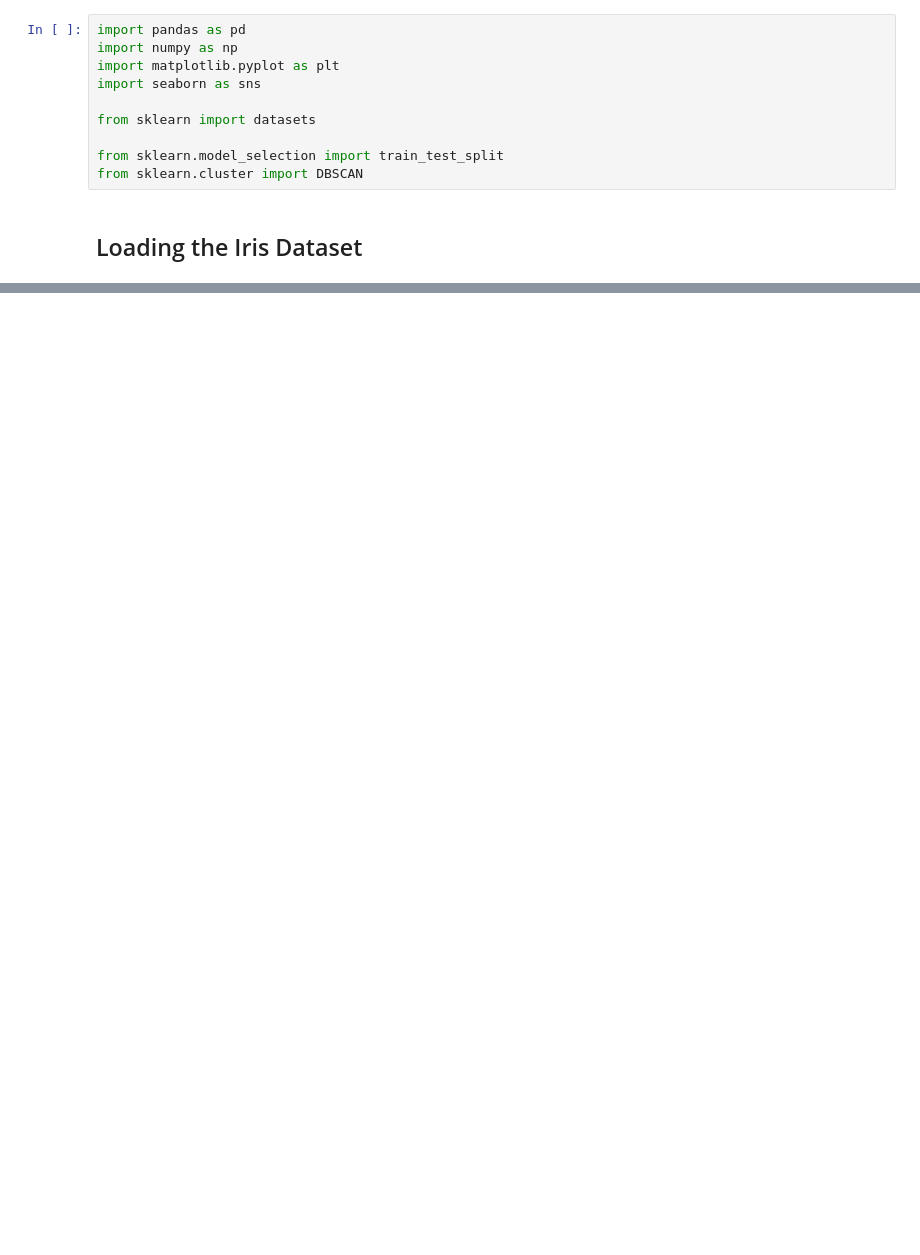
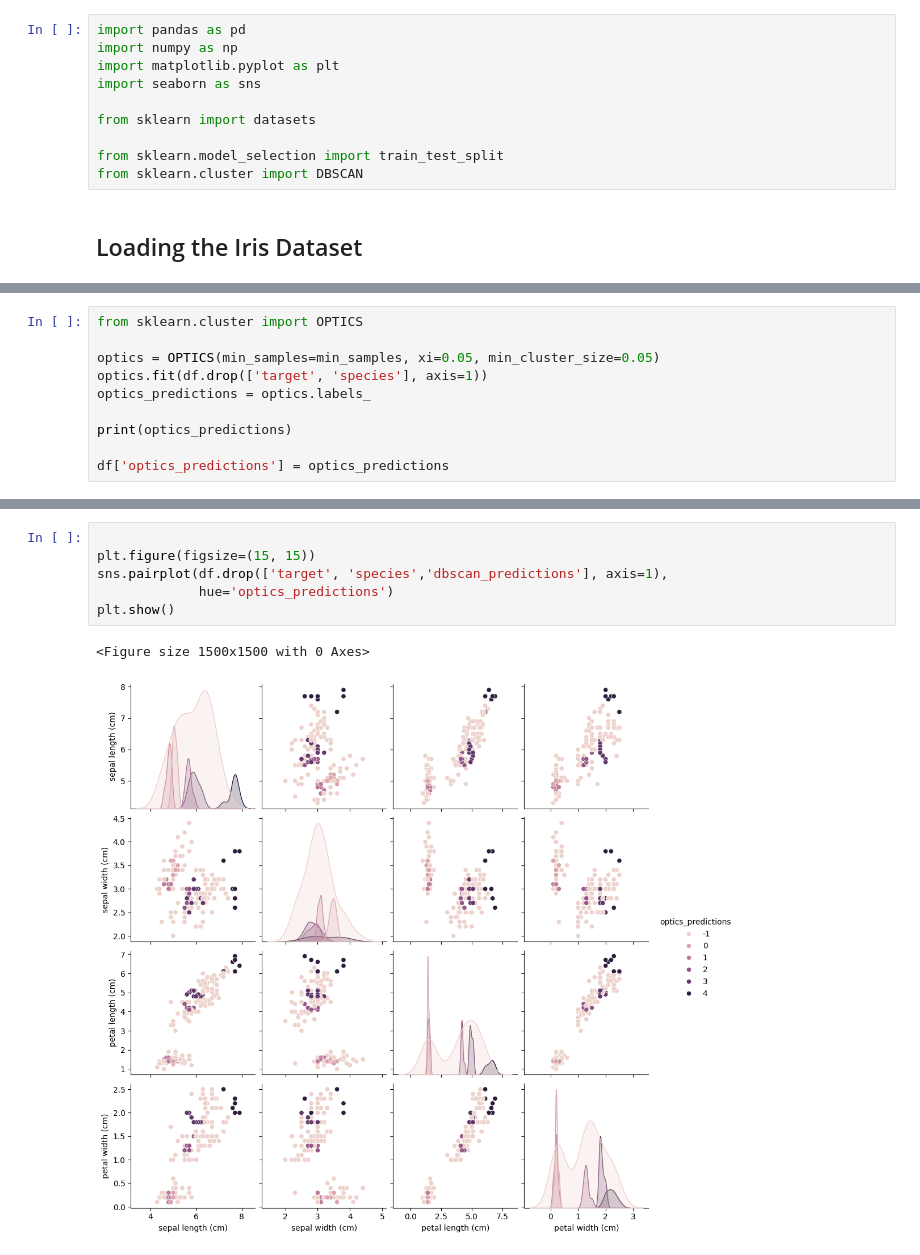
Before and after one commit to mirchandani-mohnish/ClusterMetrics, a Jupyter notebook: DBSCAN.ipynb, the cells around one changed output, grey strips where cells are left out. Drawn from its saved outputs; the diff is of its cells as text; blank space fills up the shorter version.

```diff
--- a/DBSCAN.ipynb
+++ b/DBSCAN.ipynb
@@ -90,0 +183,10 @@ UnboundLocalError: cannot access local variable 'colors' where it is not associa
+# %%
+from sklearn.cluster import OPTICS
+
+optics = OPTICS(min_samples=min_samples, xi=0.05, min_cluster_size=0.05)
+optics.fit(df.drop(['target', 'species'], axis=1))
+optics_predictions = optics.labels_
+
+print(optics_predictions)
+
+df['optics_predictions'] = optics_predictions
@@ -90,0 +258,9 @@ UnboundLocalError: cannot access local variable 'colors' where it is not associa
+# %%
+
+plt.figure(figsize=(15, 15))
+sns.pairplot(df.drop(['target', 'species','dbscan_predictions'], axis=1),
+             hue='optics_predictions')
+plt.show()
+# %% [output]
+<Figure size 1500x1500 with 0 Axes>
+[figure, added]
```
Also changed, not shown: parts of 14 cells of this notebook.
